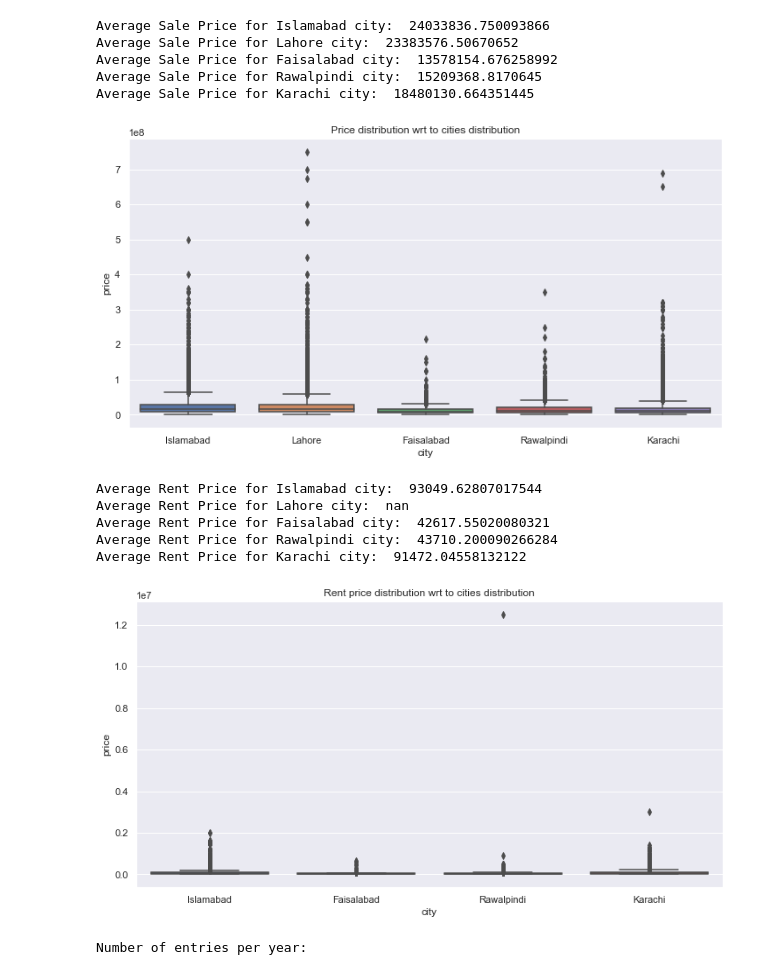
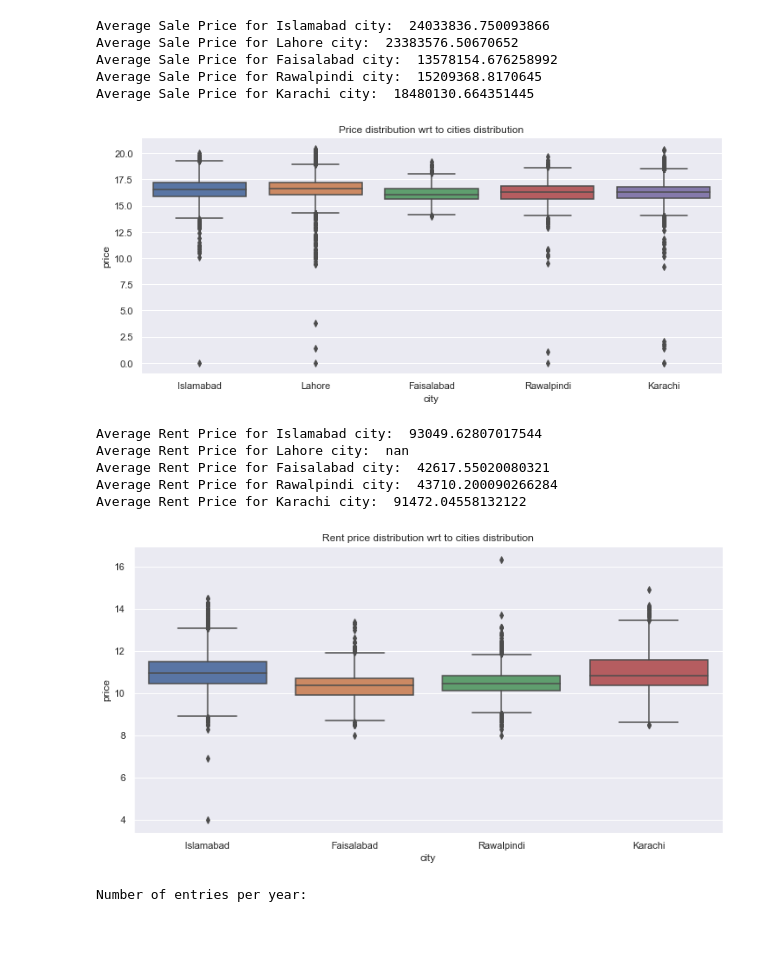
Before and after one commit to Faraz126/Zameen-Data-exploratory-Analysis, a Jupyter notebook: Hareem_EDA.ipynb, the cells around one changed output. Saved outputs shown, nothing was run; the diff lists cells and outputs as text; code cells hidden in the pictures; blank space fills up the shorter version.

```diff
--- a/Hareem_EDA.ipynb
+++ b/Hareem_EDA.ipynb
@@ -54,6 +54,3 @@ unique_location            object
 price_per_area            float64
 price_z_score             float64
 dtype: object
-# %%
-pp_data['date_added'] = pp_data['date_added'].apply(pd.to_datetime, format='%m-%d-%Y')
-pp_data.dtypes
@@ -200,11 +193,11 @@ Average Sale Price for Faisalabad city:  13578154.676258992
 Average Sale Price for Rawalpindi city:  15209368.8170645
 Average Sale Price for Karachi city:  18480130.664351445
 # %%
-fig, ax = plt.subplots(figsize=(12,6))
-sns.boxplot(x=for_sale.city,y=for_sale.price,ax=ax).set_title('Price distribution wrt to cities distribution')
+fig, ax = plt.subplots(figsize=(12,5))
+sns.boxplot(x=for_sale.city,y=np.log(for_sale.price),ax=ax).set_title('Price distribution wrt to cities distribution')
 plt.show()
 # %% [output]
-[figure, old version]
+[figure, new version]
 # %%
 for i in cities:
     print("Average Rent Price for " +i+ " city: ",for_rent[for_rent['city'] == i].price.mean())
@@ -216,10 +209,10 @@ Average Rent Price for Rawalpindi city:  43710.200090266284
 Average Rent Price for Karachi city:  91472.04558132122
 # %%
 fig, ax = plt.subplots(figsize=(12,6))
-sns.boxplot(x=for_rent.city,y=for_rent.price,ax=ax).set_title('Rent price distribution wrt to cities distribution')
+sns.boxplot(x=for_rent.city,y=np.log(for_rent.price),ax=ax).set_title('Rent price distribution wrt to cities distribution')
 plt.show()
 # %% [output]
-[figure, old version]
+[figure, new version]
 # %%
 print("Number of entries per year:")
 pp_data['date_added'].dt.year.value_counts()
```
Also changed, not shown: parts of 9 cells of this notebook.
